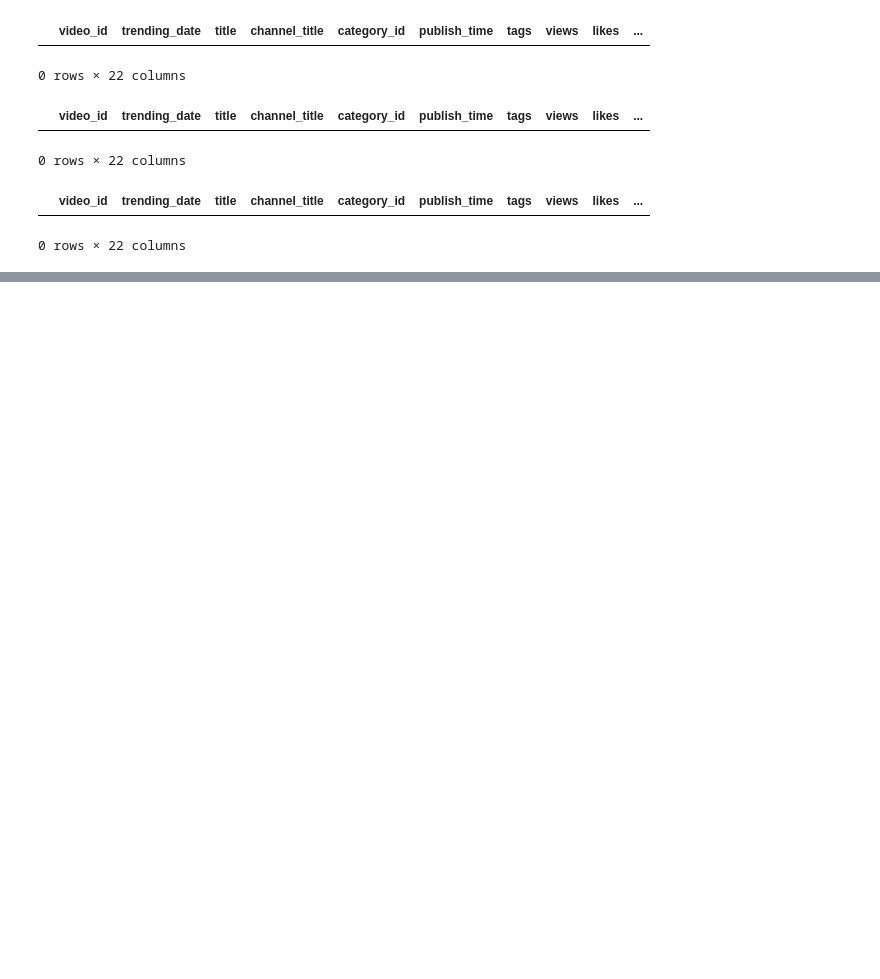
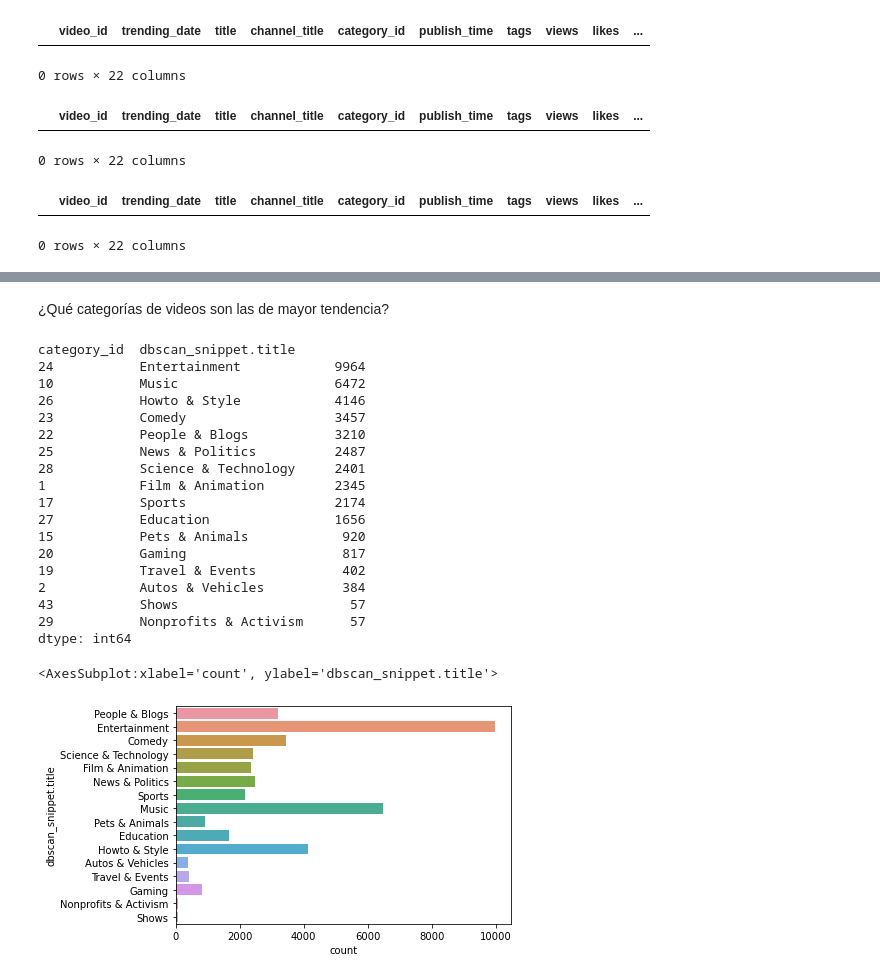
Before and after one commit to JALG99/EB-2021-1-CC51-Grupo5, a Jupyter notebook: TF.ipynb, the cells around one changed output, grey strips where cells are left out. Drawn from its saved outputs; the diff is of its cells as text; code cells hidden in the pictures; blank space fills up the shorter version.

```diff
--- a/TF.ipynb
+++ b/TF.ipynb
@@ -333,0 +450,26 @@ newUSVideos[newUSVideos['comment_count'] < 0]
+# %% [markdown]
+¿Qué categorías de videos son las de mayor tendencia?
+# %%
+print(newUSVideos[['category_id','dbscan_snippet.title']].value_counts())
+sns.countplot(y='dbscan_snippet.title',data=newUSVideos)
+# %% [output]
+category_id  dbscan_snippet.title
+24           Entertainment            9964
+10           Music                    6472
+26           Howto & Style            4146
+23           Comedy                   3457
+22           People & Blogs           3210
+25           News & Politics          2487
+28           Science & Technology     2401
+1            Film & Animation         2345
+17           Sports                   2174
+27           Education                1656
+15           Pets & Animals            920
+20           Gaming                    817
+19           Travel & Events           402
+2            Autos & Vehicles          384
+43           Shows                      57
+29           Nonprofits & Activism      57
+dtype: int64
+<AxesSubplot:xlabel='count', ylabel='dbscan_snippet.title'>
+[figure, added]
```
Also changed, not shown: parts of 25 cells of this notebook.
